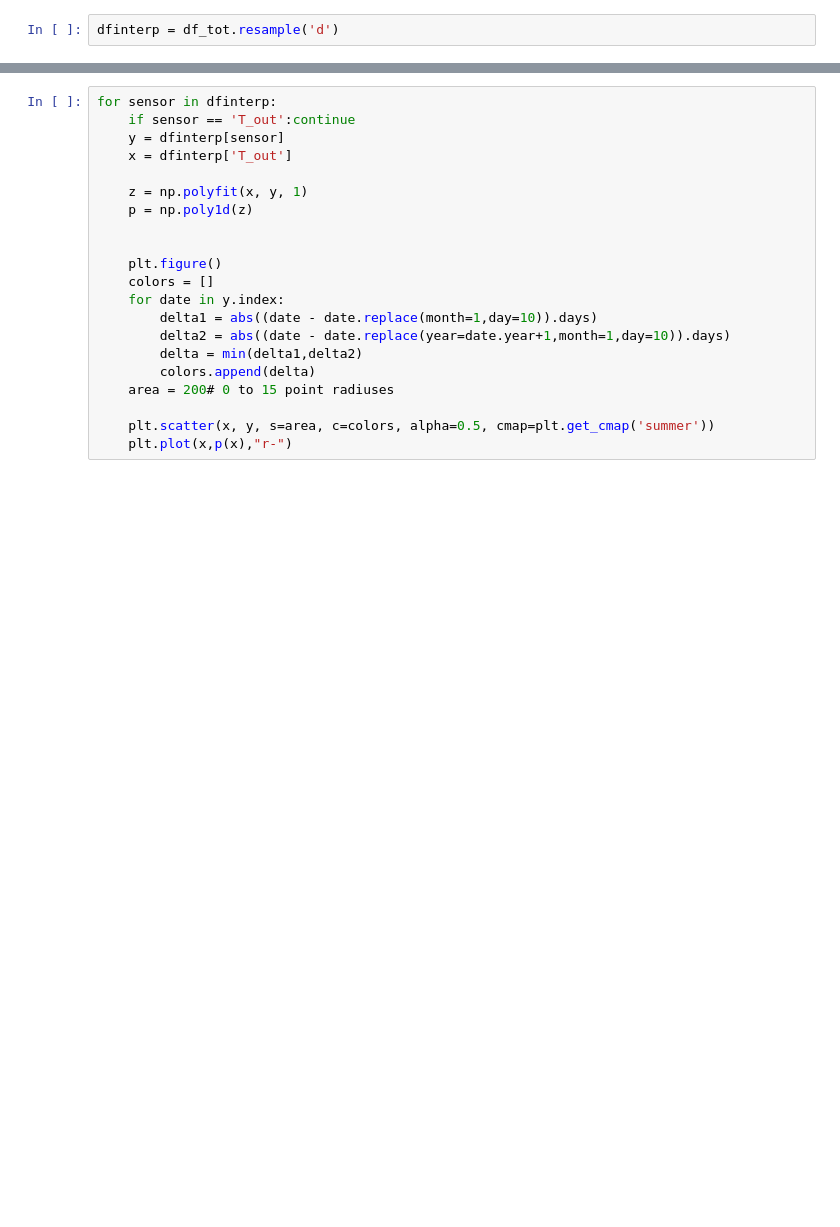
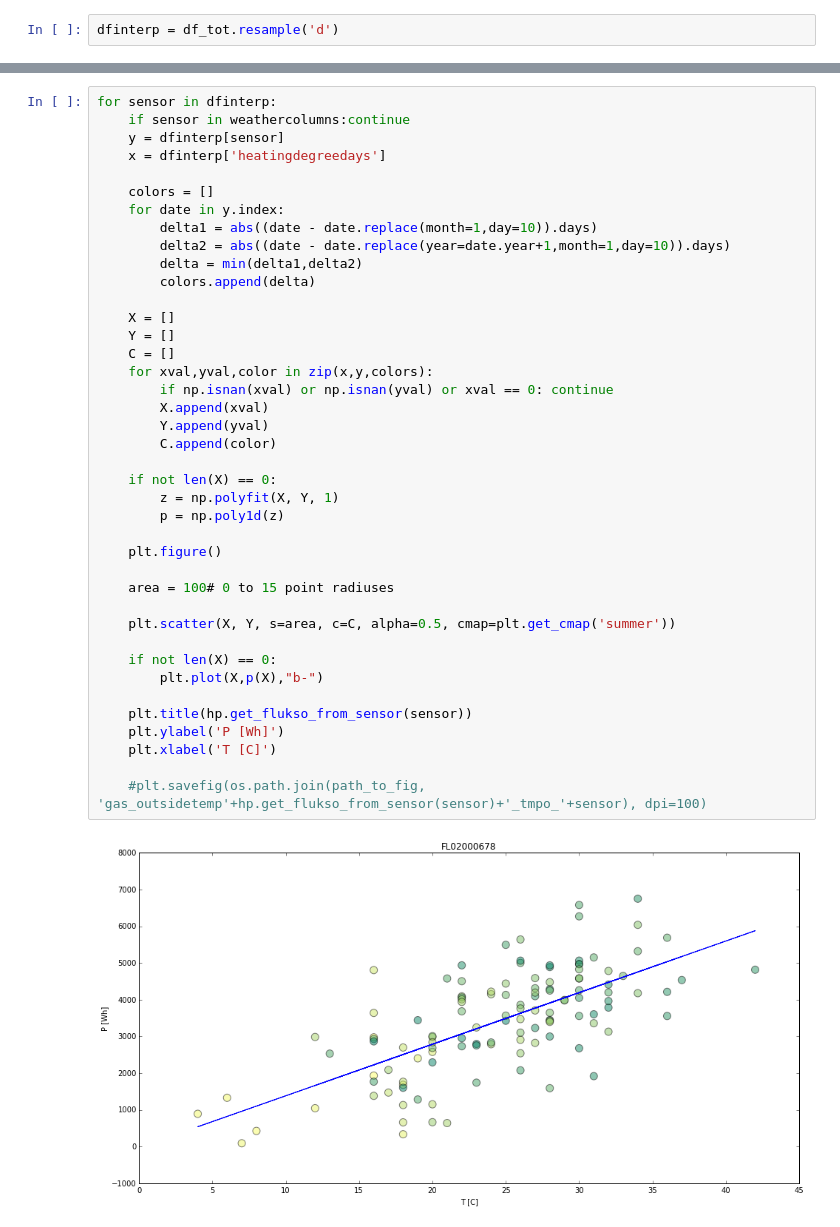
Before and after one commit to JrtPec/opengrid, a Jupyter notebook: test_scripts/2.ipynb, the cells around one changed output, grey strips where cells are left out. Saved outputs shown, nothing was run; the diff lists cells and outputs as text; blank space fills up the shorter version.

```diff
--- a/test_scripts/2.ipynb
+++ b/test_scripts/2.ipynb
@@ -79,21 +203,42 @@ for sensor in dfinterp:
 # %%
 for sensor in dfinterp:
-    if sensor == 'T_out':continue
+    if sensor in weathercolumns:continue
     y = dfinterp[sensor]
-    x = dfinterp['T_out']
+    x = dfinterp['heatingdegreedays']
 
-    z = np.polyfit(x, y, 1)
-    p = np.poly1d(z)
-
-
-    plt.figure()
     colors = []
     for date in y.index:
         delta1 = abs((date - date.replace(month=1,day=10)).days)
         delta2 = abs((date - date.replace(year=date.year+1,month=1,day=10)).days)
         delta = min(delta1,delta2)
         colors.append(delta)
-    area = 200# 0 to 15 point radiuses
 
-    plt.scatter(x, y, s=area, c=colors, alpha=0.5, cmap=plt.get_cmap('summer'))
-    plt.plot(x,p(x),"r-")
+    X = []
+    Y = []
+    C = []
+    for xval,yval,color in zip(x,y,colors):
+        if np.isnan(xval) or np.isnan(yval) or xval == 0: continue
+        X.append(xval)
+        Y.append(yval)
+        C.append(color)
+
+    if not len(X) == 0:
+        z = np.polyfit(X, Y, 1)
+        p = np.poly1d(z)
+
+    plt.figure()
+
+    area = 100# 0 to 15 point radiuses
+
+    plt.scatter(X, Y, s=area, c=C, alpha=0.5, cmap=plt.get_cmap('summer'))
+
+    if not len(X) == 0:
+        plt.plot(X,p(X),"b-")
+
+    plt.title(hp.get_flukso_from_sensor(sensor))
+    plt.ylabel('P [Wh]')
+    plt.xlabel('T [C]')
+
+    #plt.savefig(os.path.join(path_to_fig, 'gas_outsidetemp'+hp.get_flukso_from_sensor(sensor)+'_tmpo_'+sensor), dpi=100)
+# %% [output]
+[figure, added]
```
Also changed, not shown: parts of 12 cells of this notebook, 3 other files.
